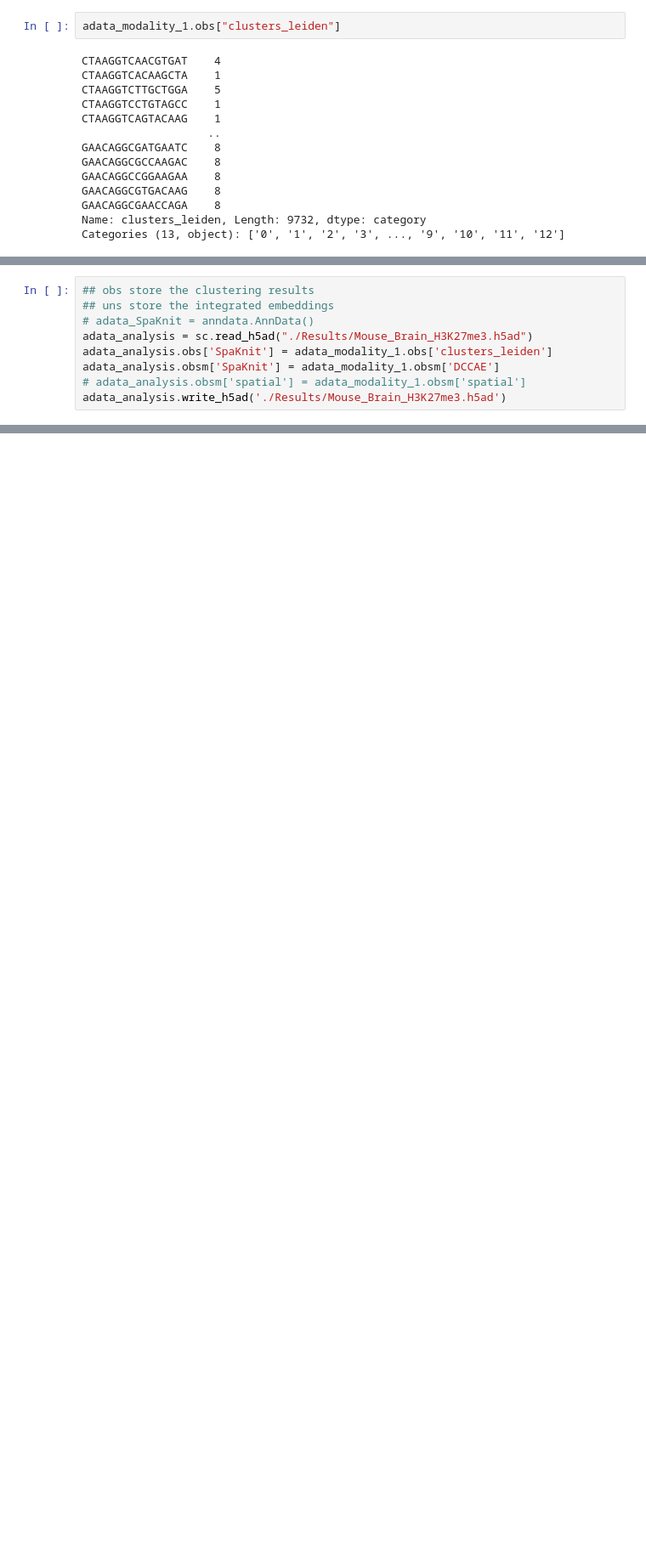
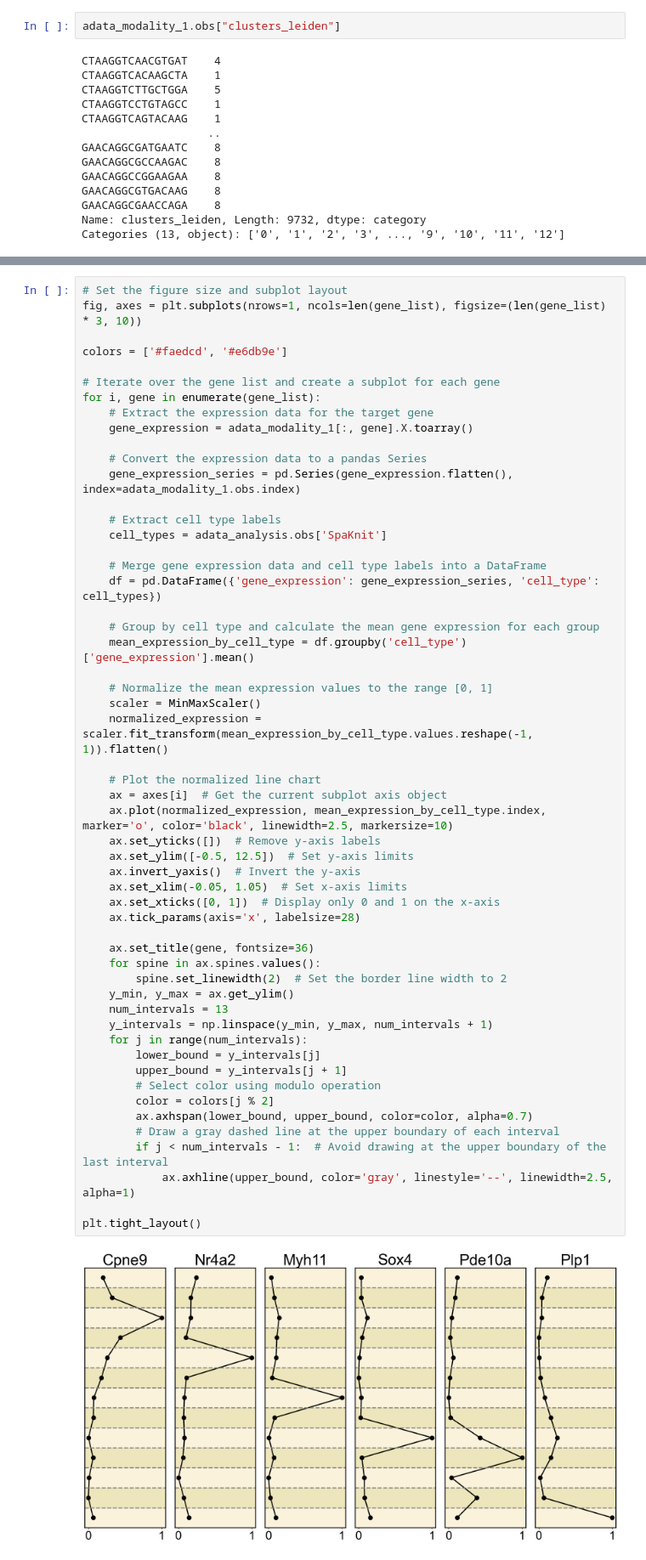
Before and after one commit to XJTU-MingxuanLi/SpaKnit-tutorial, a Jupyter notebook: docs/source/Tutorial_3_Mouse_Brain.ipynb, the cells around one changed output, grey strips where cells are left out. Shown at 85% size. Cells and saved outputs as stored; diff of their text form; blank space fills up the shorter version.

```diff
--- a/docs/source/Tutorial_3_Mouse_Brain.ipynb
+++ b/docs/source/Tutorial_3_Mouse_Brain.ipynb
@@ -124,12 +166,3 @@ WARNING: Length of palette colors is smaller than the number of categories (pale
-# %%
-## obs store the clustering results
-## uns store the integrated embeddings
-# adata_SpaKnit = anndata.AnnData()
-adata_analysis = sc.read_h5ad("./Results/Mouse_Brain_H3K27me3.h5ad")
-adata_analysis.obs['SpaKnit'] = adata_modality_1.obs['clusters_leiden']
-adata_analysis.obsm['SpaKnit'] = adata_modality_1.obsm['DCCAE']
-# adata_analysis.obsm['spatial'] = adata_modality_1.obsm['spatial']
-adata_analysis.write_h5ad('./Results/Mouse_Brain_H3K27me3.h5ad')
 # %%
 ## calculate the marker genes
 sc.tl.dendrogram(adata_modality_1, groupby='clusters_leiden')
@@ -141,0 +216,56 @@ WARNING: Default of the method has been changed to 't-test' from 't-test_overest
+# %%
+# Set the figure size and subplot layout
+fig, axes = plt.subplots(nrows=1, ncols=len(gene_list), figsize=(len(gene_list) * 3, 10))
+
+colors = ['#faedcd', '#e6db9e']
+
+# Iterate over the gene list and create a subplot for each gene
+for i, gene in enumerate(gene_list):
+    # Extract the expression data for the target gene
+    gene_expression = adata_modality_1[:, gene].X.toarray()
+
+    # Convert the expression data to a pandas Series
+    gene_expression_series = pd.Series(gene_expression.flatten(), index=adata_modality_1.obs.index)
+
+    # Extract cell type labels
+    cell_types = adata_analysis.obs['SpaKnit']
+
+    # Merge gene expression data and cell type labels into a DataFrame
+    df = pd.DataFrame({'gene_expression': gene_expression_series, 'cell_type': cell_types})
+
+    # Group by cell type and calculate the mean gene expression for each group
+    mean_expression_by_cell_type = df.groupby('cell_type')['gene_expression'].mean()
+
+    # Normalize the mean expression values to the range [0, 1]
+    scaler = MinMaxScaler()
+    normalized_expression = scaler.fit_transform(mean_expression_by_cell_type.values.reshape(-1, 1)).flatten()
+
+    # Plot the normalized line chart
+    ax = axes[i]  # Get the current subplot axis object
+    ax.plot(normalized_expression, mean_expression_by_cell_type.index, marker='o', color='black', linewidth=2.5, markersize=10)
+    ax.set_yticks([])  # Remove y-axis labels
+    ax.set_ylim([-0.5, 12.5])  # Set y-axis limits
+    ax.invert_yaxis()  # Invert the y-axis
+    ax.set_xlim(-0.05, 1.05)  # Set x-axis limits
+    ax.set_xticks([0, 1])  # Display only 0 and 1 on the x-axis
+    ax.tick_params(axis='x', labelsize=28)
+
+    ax.set_title(gene, fontsize=36)
+    for spine in ax.spines.values():
+        spine.set_linewidth(2)  # Set the border line width to 2
+    y_min, y_max = ax.get_ylim()
+    num_intervals = 13
+    y_intervals = np.linspace(y_min, y_max, num_intervals + 1)
+    for j in range(num_intervals):
+        lower_bound = y_intervals[j]
+        upper_bound = y_intervals[j + 1]
+        # Select color using modulo operation
+        color = colors[j % 2]
+        ax.axhspan(lower_bound, upper_bound, color=color, alpha=0.7)
+        # Draw a gray dashed line at the upper boundary of each interval
+        if j < num_intervals - 1:  # Avoid drawing at the upper boundary of the last interval
+            ax.axhline(upper_bound, color='gray', linestyle='--', linewidth=2.5, alpha=1)
+
+plt.tight_layout()
+# %% [output]
+[figure, added]
```
Also changed, not shown: parts of 18 cells of this notebook.
